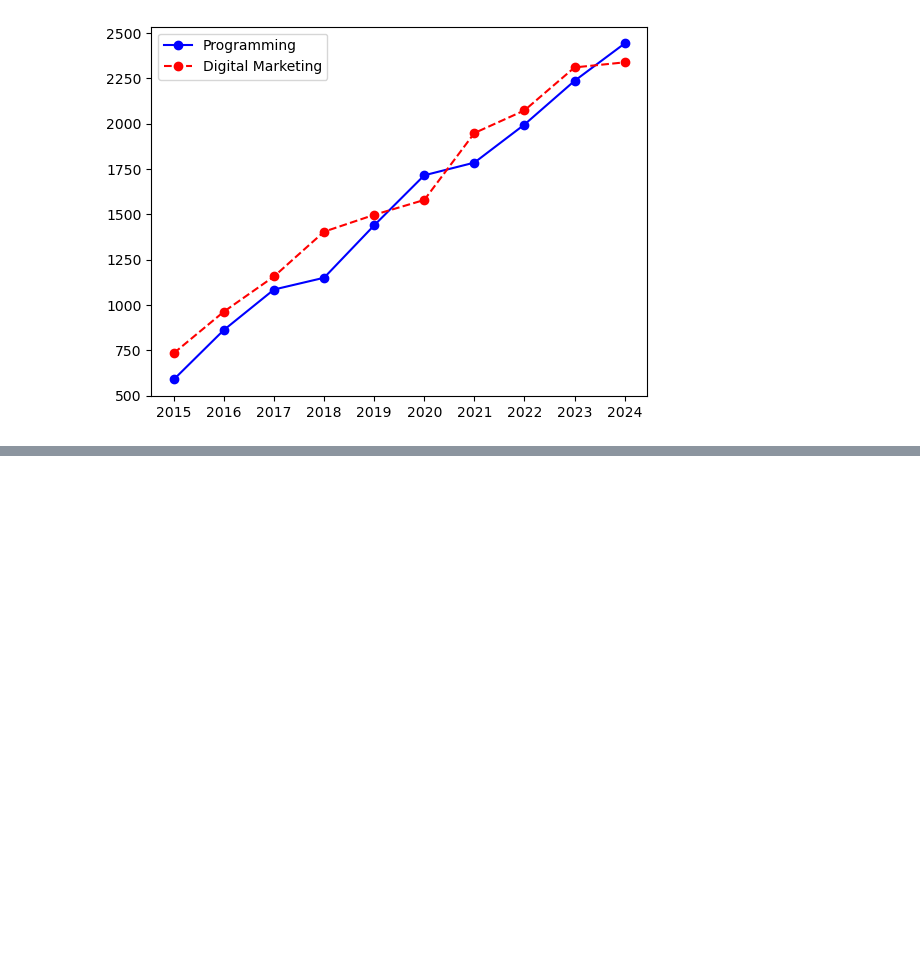
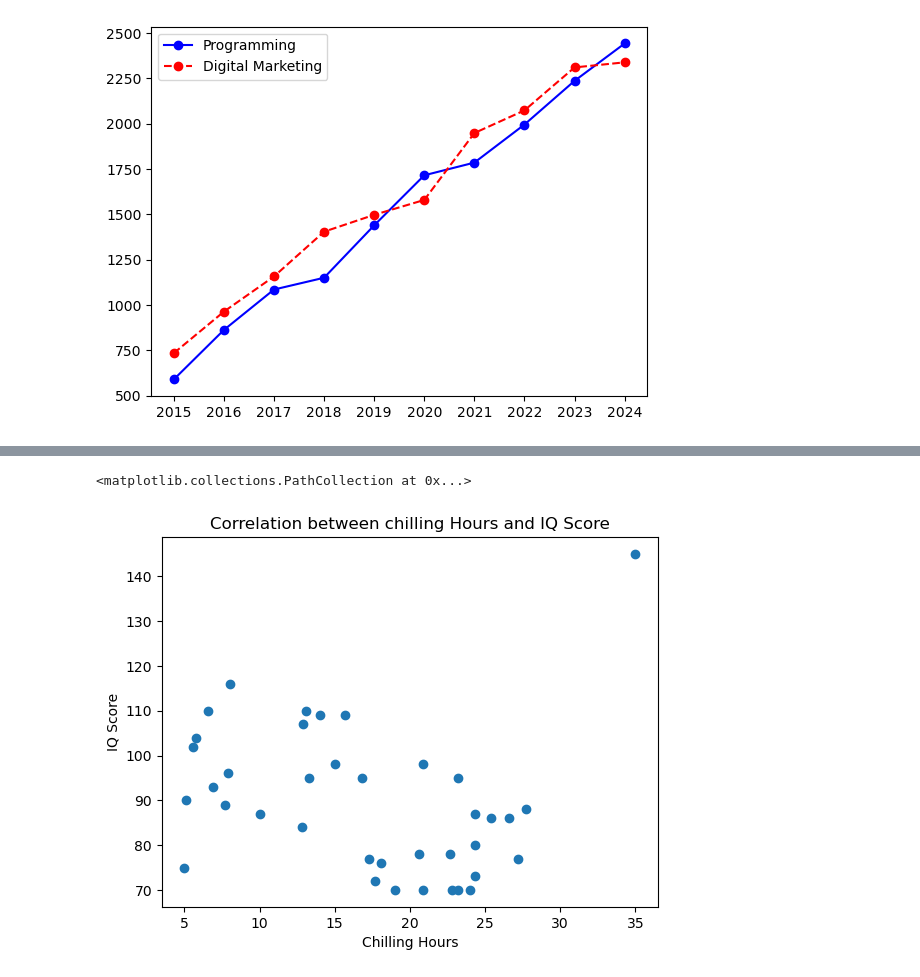
Before and after one commit to shahbaz-kamal/machine_learning, a Jupyter notebook: 15-data_visualization_with_matplotlib/module-15.ipynb, the cells around one changed output, grey strips where cells are left out. Drawn from its saved outputs; the diff is of its cells as text; code cells hidden in the pictures; blank space fills up the shorter version.

```diff
--- a/15-data_visualization_with_matplotlib/module-15.ipynb
+++ b/15-data_visualization_with_matplotlib/module-15.ipynb
@@ -91,0 +137,9 @@ plt.legend()
+# %%
+#chilling hours vs iq score
+plt.xlabel('Chilling Hours')
+plt.ylabel('IQ Score')
+plt.title('Correlation between chilling Hours and IQ Score')
+plt.scatter(chillingHours,iqScore)
+# %% [output]
+<matplotlib.collections.PathCollection at 0x...>
+[figure, added]
```
Also changed, not shown: parts of 4 cells of this notebook.
